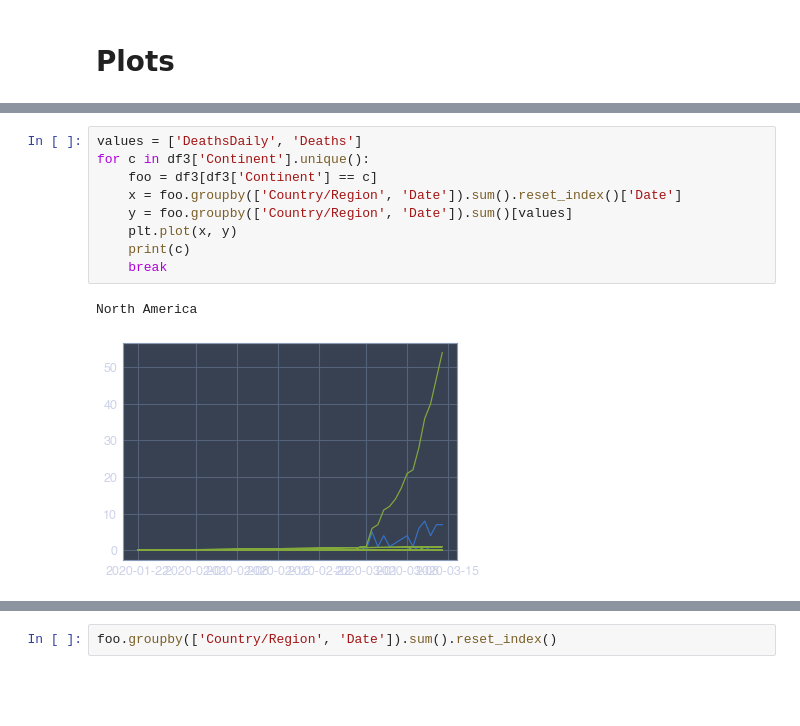
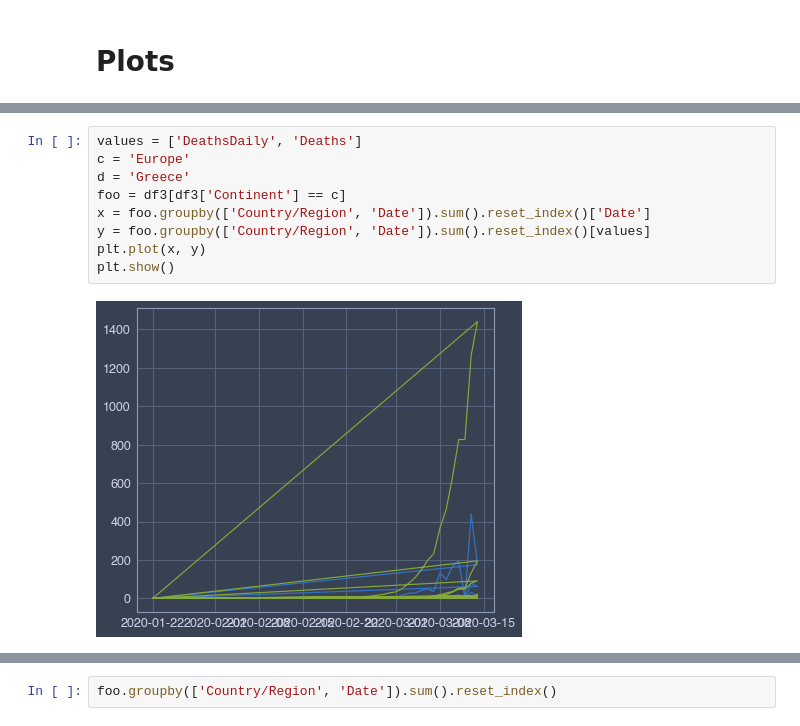
Before and after one commit to alex-rpd/nCoV2019, a Jupyter notebook: nCoV analysis.ipynb, the cells around one changed output, grey strips where cells are left out. Cells and saved outputs as stored; diff of their text form; blank space fills up the shorter version.

Commit message:
Code for plots

```diff
--- a/nCoV analysis.ipynb
+++ b/nCoV analysis.ipynb
@@ -160,12 +180,11 @@ df3.head()
 # %%
 values = ['DeathsDaily', 'Deaths']
-for c in df3['Continent'].unique():
-    foo = df3[df3['Continent'] == c]
-    x = foo.groupby(['Country/Region', 'Date']).sum().reset_index()['Date']
-    y = foo.groupby(['Country/Region', 'Date']).sum()[values]
-    plt.plot(x, y)
-    print(c)
-    break
+c = 'Europe'
+d = 'Greece'
+foo = df3[df3['Continent'] == c]
+x = foo.groupby(['Country/Region', 'Date']).sum().reset_index()['Date']
+y = foo.groupby(['Country/Region', 'Date']).sum().reset_index()[values]
+plt.plot(x, y)
+plt.show()
 # %% [output]
-North America
-[figure, old version]
+[figure, new version]
```
Also changed, not shown: parts of 10 cells of this notebook.
